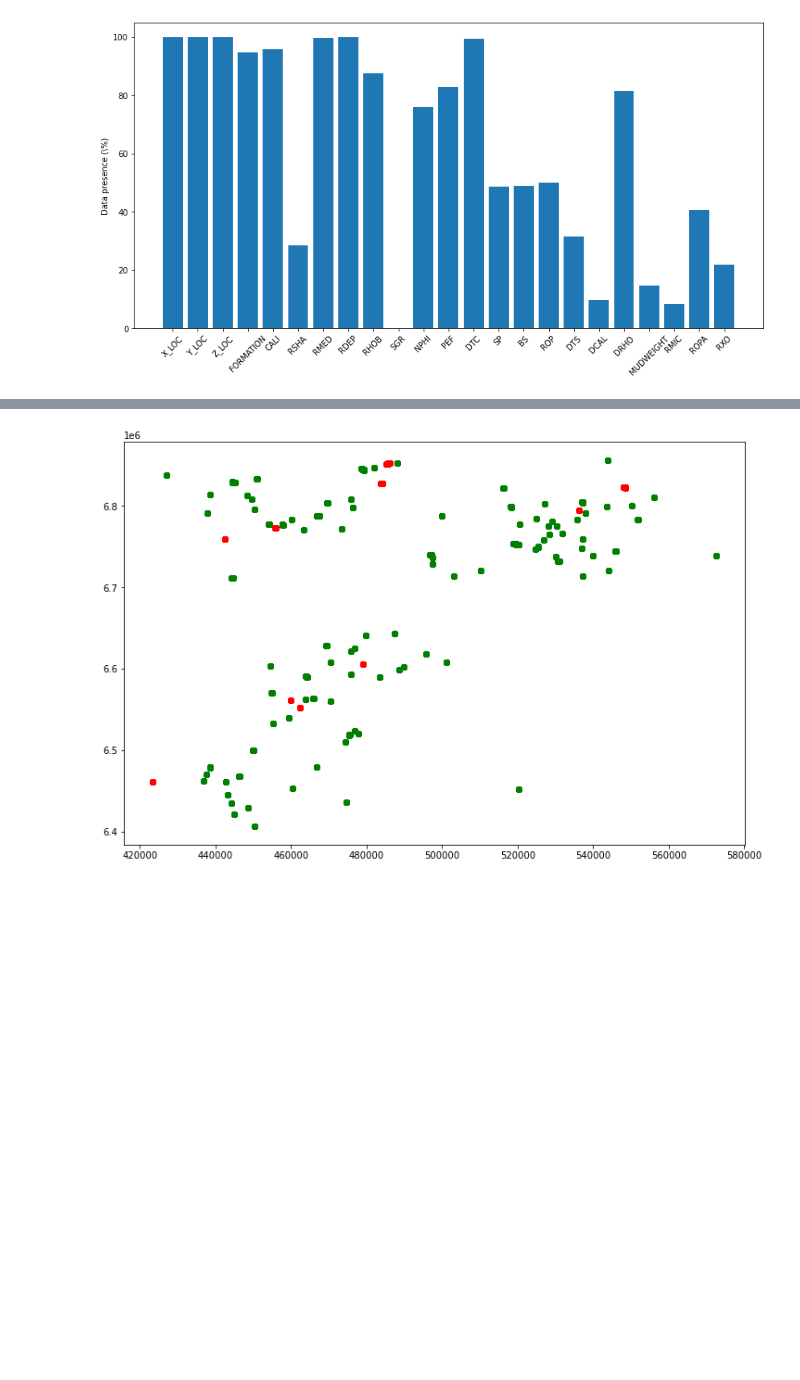
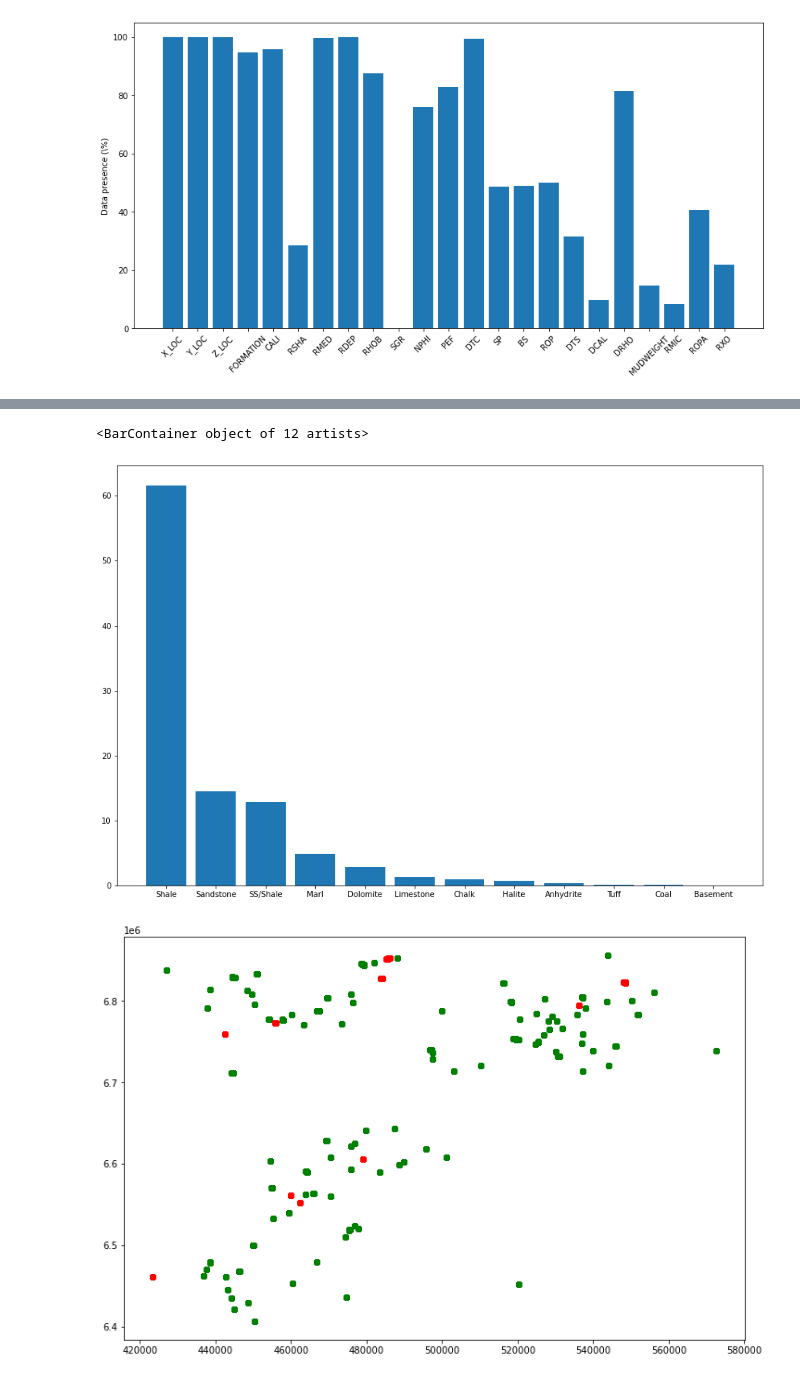
Before and after one commit to olawaleibrahim/TRANSFORM-2021-tutorial, a Jupyter notebook: EDA.ipynb, the cells around one changed output, grey strips where cells are left out. Saved outputs shown, nothing was run; the diff lists cells and outputs as text; code cells hidden in the pictures; blank space fills up the shorter version.

Commit message:
labels viz

```diff
--- a/EDA.ipynb
+++ b/EDA.ipynb
@@ -215,0 +241,6 @@ Text(0, 0.5, 'Data presence (\\%)')
+# %%
+labels = dict(traindata.FORCE_2020_LITHOFACIES_LITHOLOGY.value_counts())
+# %%
+lithofacies_names = ['Shale', 'Sandstone', 'SS/Shale', 'Marl',
+                     'Dolomite', 'Limestone', 'Chalk', 'Halite', 'Anhydrite',
+                     'Tuff', 'Coal', 'Basement']
@@ -216,3 +263,9 @@ Text(0, 0.5, 'Data presence (\\%)')
+# %%
+fig = plt.figure(figsize=(15, 10))
+plt.bar(lithofacies_names, (np.array(list(labels.values()))/traindata.shape[0]) * 100)
+# %% [output]
+<BarContainer object of 12 artists>
+[figure, added]
 # %%
 # spatial distribution of both train and test wells
 
```
Also changed, not shown: parts of 3 cells of this notebook.
